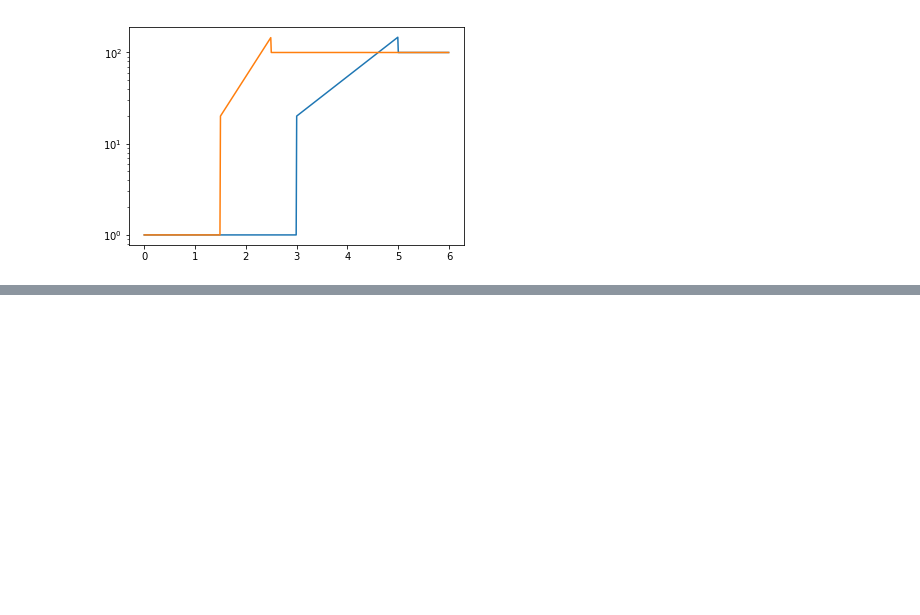
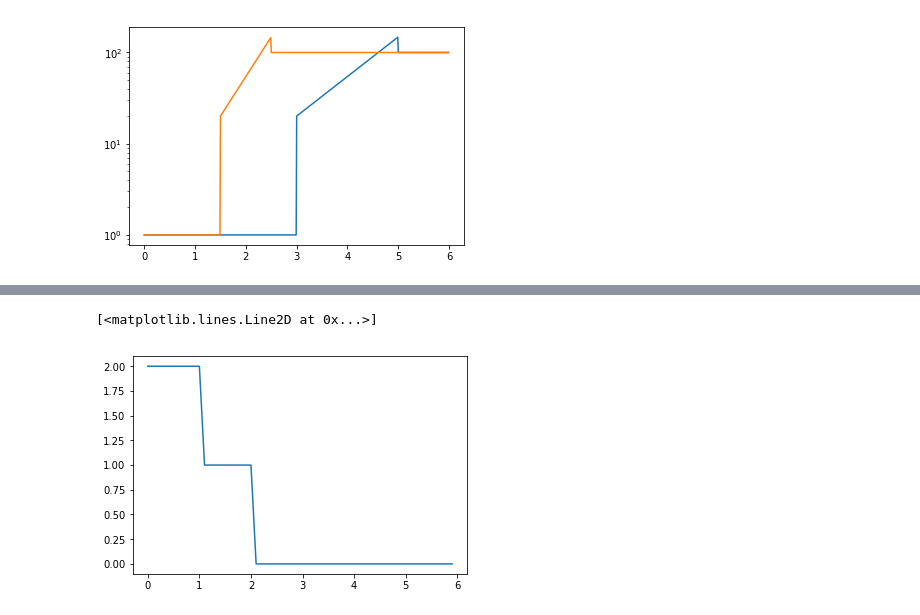
Before and after one commit to dp-rice/multiplemergers, a Jupyter notebook: notebooks/plot_fastNeutrino_models.ipynb, the cells around one changed output, grey strips where cells are left out. Saved outputs shown, nothing was run; the diff lists cells and outputs as text; code cells hidden in the pictures; blank space fills up the shorter version.

```diff
--- a/notebooks/plot_fastNeutrino_models.ipynb
+++ b/notebooks/plot_fastNeutrino_models.ipynb
@@ -77,0 +89,7 @@ plt.semilogy(a,f(2*a))
+# %%
+x = np.arange(0,6,0.1)
+y = f(x)
+plt.plot(x, f(x))
+# %% [output]
+[<matplotlib.lines.Line2D at 0x...>]
+[figure, added]
```
Also changed, not shown: parts of 12 cells of this notebook.
